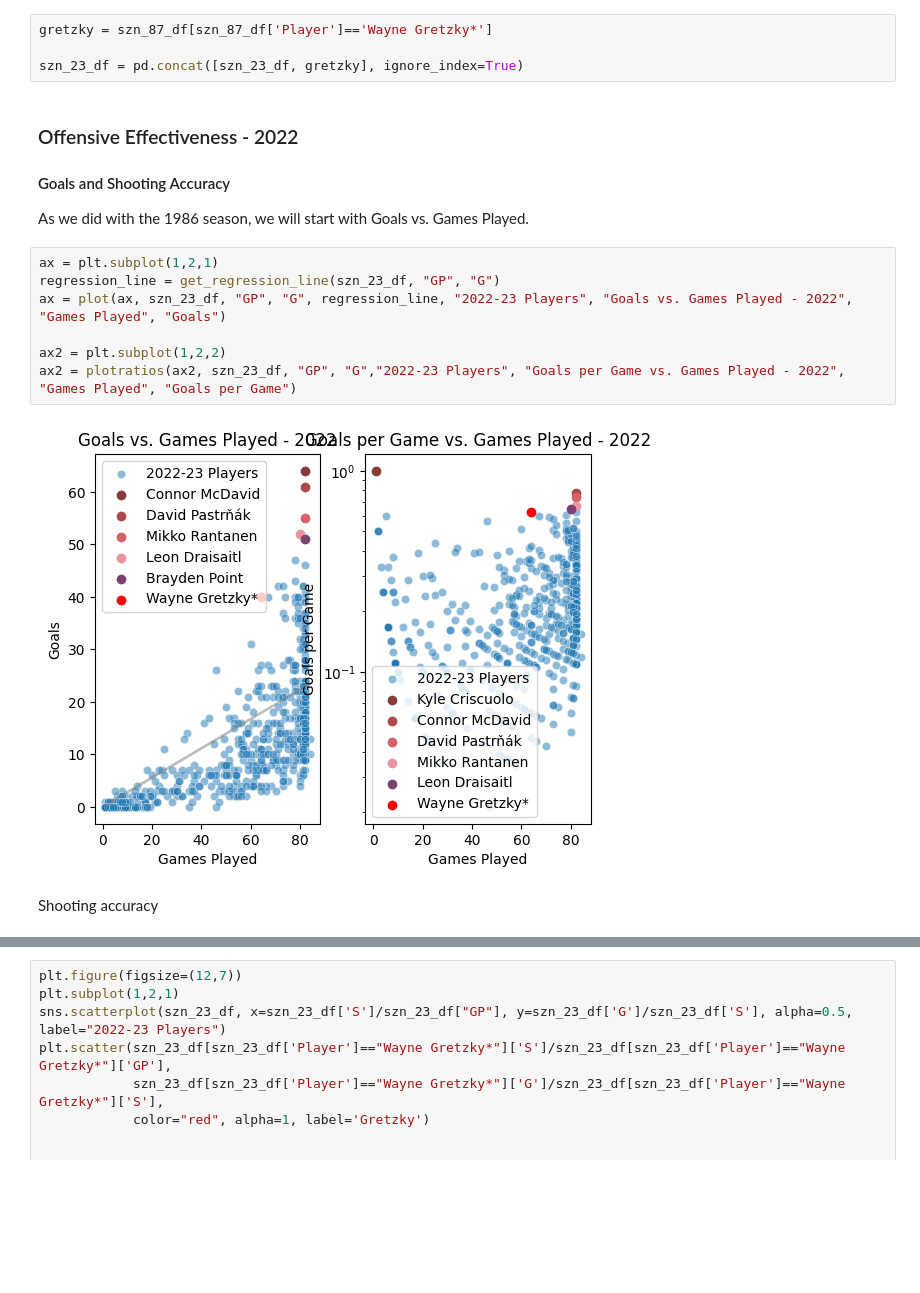
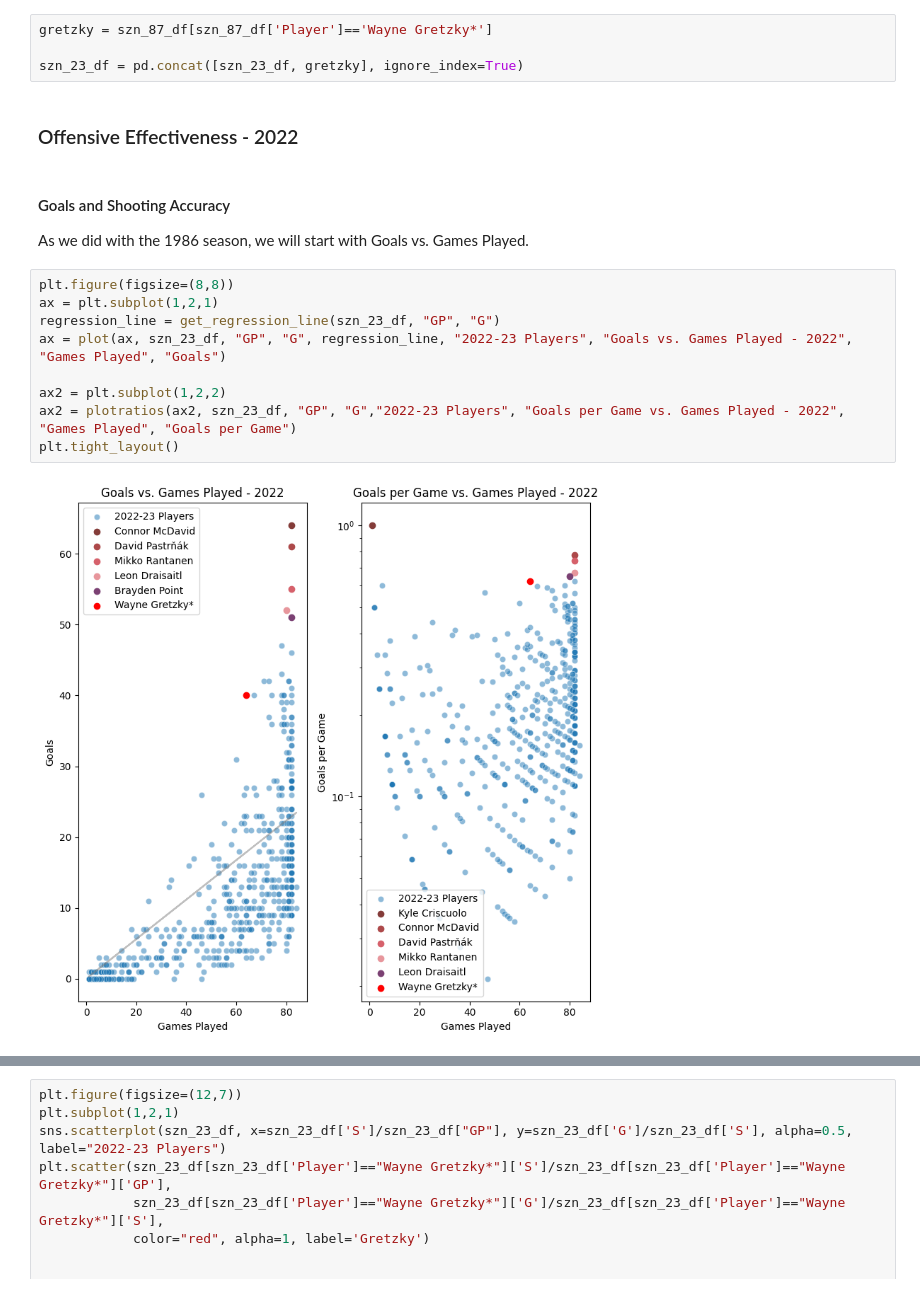
Before and after one commit to philbeet/How-Great-was-The-Great-One, a Jupyter notebook: main.ipynb, the cells around one changed output, grey strips where cells are left out. Drawn from its saved outputs; the diff is of its cells as text; blank space fills up the shorter version.

```diff
--- a/main.ipynb
+++ b/main.ipynb
@@ -363,20 +363,21 @@ We've seen how dominant Gretzky was during his time, but do his skills hold up a
 gretzky = szn_87_df[szn_87_df['Player']=='Wayne Gretzky*']
 
 szn_23_df = pd.concat([szn_23_df, gretzky], ignore_index=True)
+# %% [markdown]
+<h3>Offensive Effectiveness - 2022</h3>
 # %% [markdown]
-<h3>Offensive Effectiveness - 2022</h3>
 
 <h4>Goals and Shooting Accuracy</h4>
 
 As we did with the 1986 season, we will start with Goals vs. Games Played.
 # %%
+plt.figure(figsize=(8,8))
 ax = plt.subplot(1,2,1)
 regression_line = get_regression_line(szn_23_df, "GP", "G")
 ax = plot(ax, szn_23_df, "GP", "G", regression_line, "2022-23 Players", "Goals vs. Games Played - 2022", "Games Played", "Goals")
 
 ax2 = plt.subplot(1,2,2)
 ax2 = plotratios(ax2, szn_23_df, "GP", "G","2022-23 Players", "Goals per Game vs. Games Played - 2022", "Games Played", "Goals per Game")
+plt.tight_layout()
 # %% [output]
-[figure, old version]
+[figure, new version]
-# %% [markdown]
-Shooting accuracy
```
Also changed, not shown: parts of 11 cells of this notebook.
